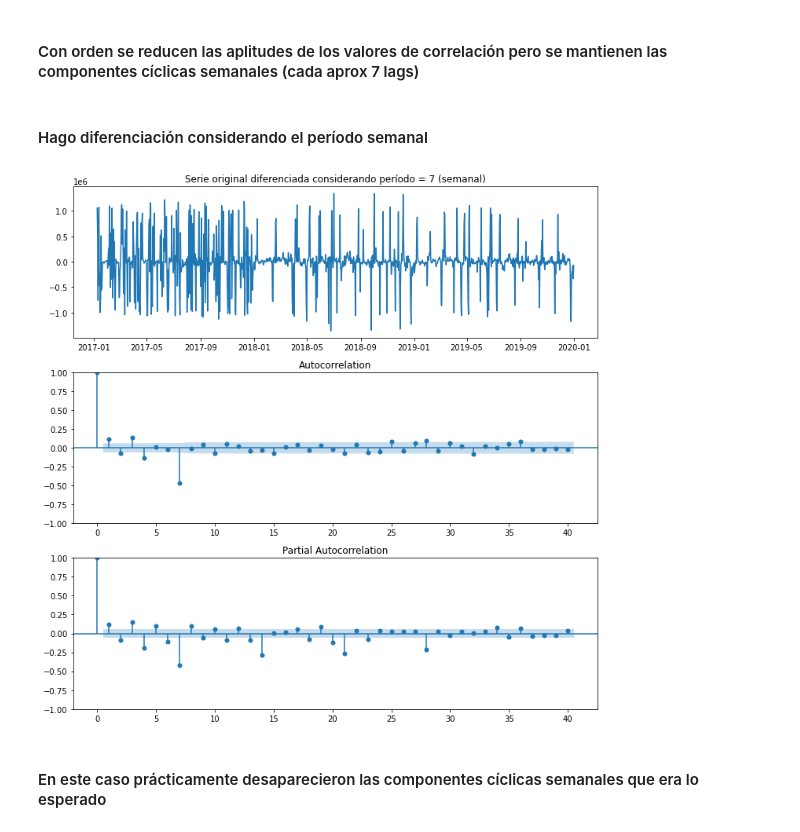
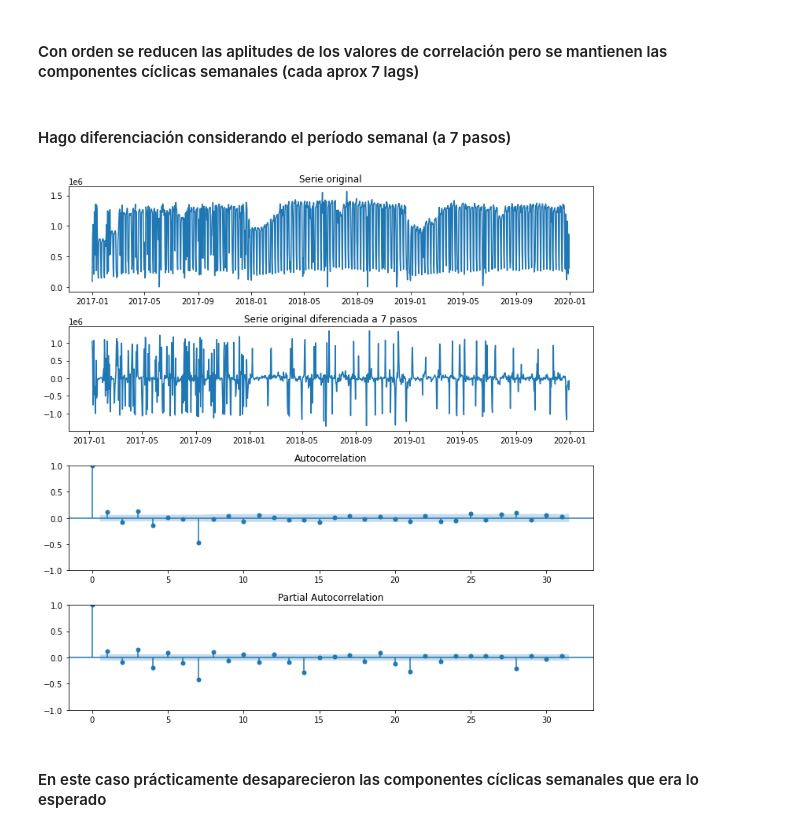
Before and after one commit to arigarmendia/Time-Series, a Jupyter notebook: TP/molinetes.ipynb, the cells around one changed output. Saved outputs shown, nothing was run; the diff lists cells and outputs as text; code cells hidden in the pictures.

```diff
--- a/TP/molinetes.ipynb
+++ b/TP/molinetes.ipynb
@@ -411,8 +411,8 @@ plt.show()
 difference = molinetes.copy()
 # %%
 difference['diff_1'] = difference['total'].diff()
-difference['diff_2'] = difference['total'].diff(periods = 7)
-difference['diff_3'] = difference['total'].diff(periods = 365)
+difference['diff_7'] = difference['total'].diff(periods = 7)
+difference['diff_365'] = difference['total'].diff(periods = 365)
 # %%
 fig, ax = plt.subplots(3,1,figsize=(10,10))
 ax[0].plot(difference.diff_1)
@@ -426,17 +426,19 @@ plt.show()
 # %% [markdown]
 #### Con orden se reducen las aplitudes de los valores de correlación pero se mantienen las componentes cíclicas semanales (cada aprox 7 lags)
 # %% [markdown]
-#### Hago diferenciación considerando el período semanal
+#### Hago diferenciación considerando el período semanal (a 7 pasos)
 # %%
-fig, ax = plt.subplots(3,1,figsize=(10,10))
-ax[0].plot(difference.diff_2)
-ax[0].set_title('Serie original diferenciada considerando período = 7 (semanal)')
-sm.graphics.tsa.plot_acf(difference.diff_2[7:], lags=40, ax=ax[1])
-sm.graphics.tsa.plot_pacf(difference.diff_2[7:], method='ywm', lags=40, ax=ax[2])
+fig, ax = plt.subplots(4,1,figsize=(10,10))
+ax[0].plot(molinetes)
+ax[0].set_title('Serie original')
+ax[1].plot(difference.diff_7)
+ax[1].set_title('Serie original diferenciada a 7 pasos')
+sm.graphics.tsa.plot_acf(difference.diff_7[7:], ax=ax[2])
+sm.graphics.tsa.plot_pacf(difference.diff_7[7:], method='ywm', ax=ax[3])
 plt.tight_layout()
 plt.show()
 # %% [output]
-[figure, old version]
+[figure, new version]
 # %% [markdown]
 #### En este caso prácticamente desaparecieron las componentes cíclicas semanales que era lo esperado
 # %% [markdown]
```
Also changed, not shown: parts of 18 cells of this notebook.
